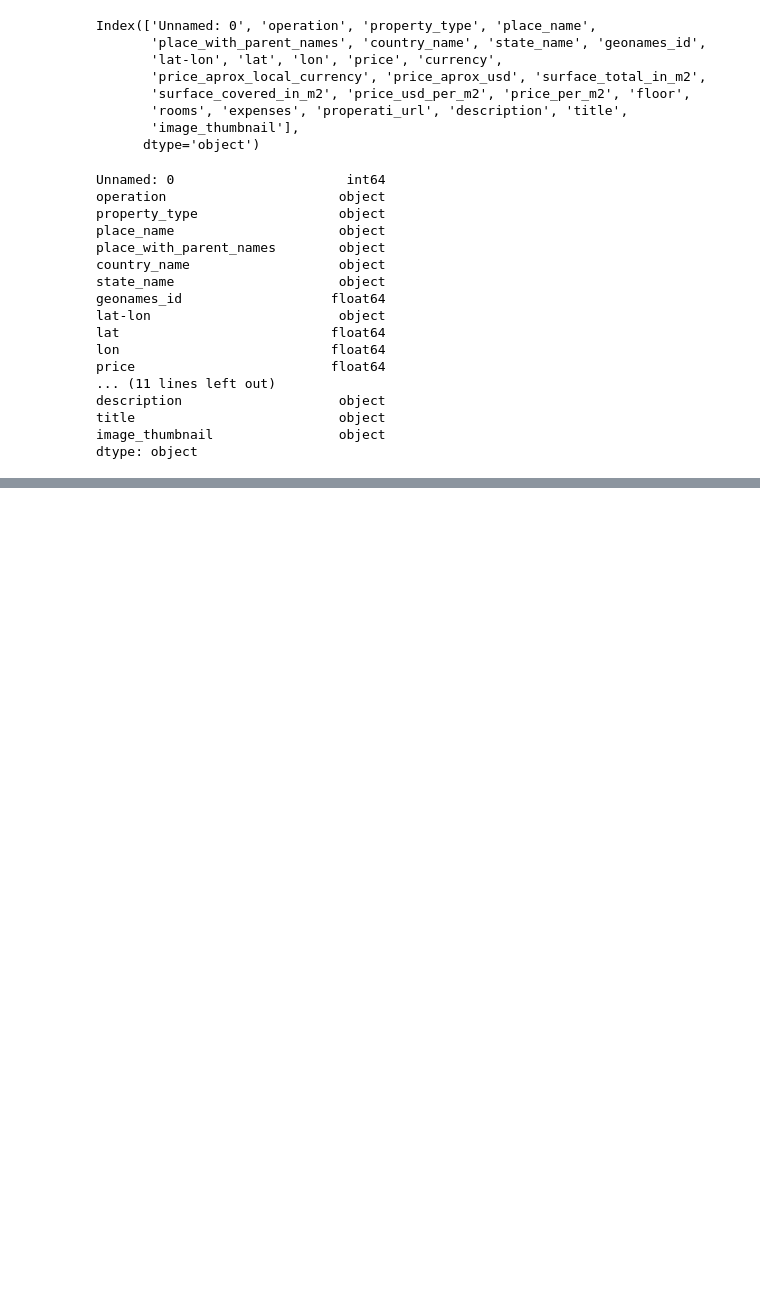
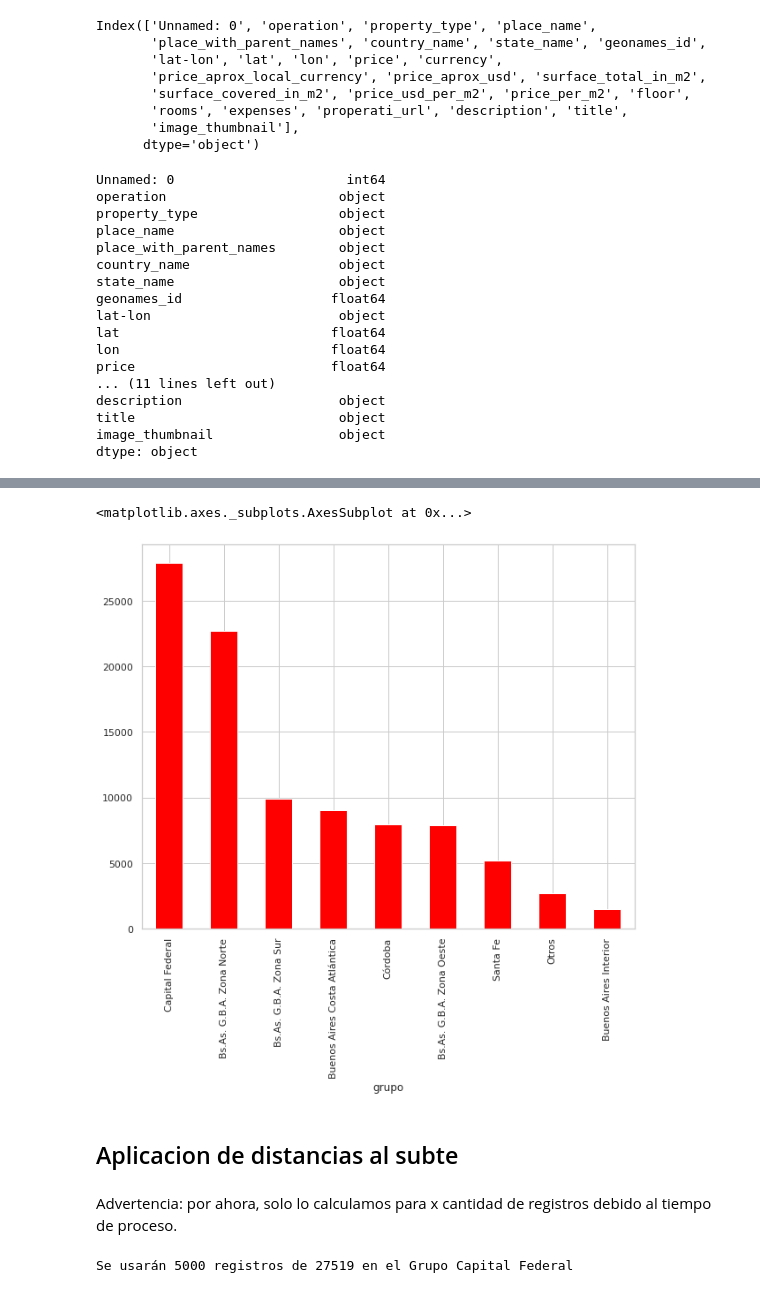
Before and after one commit to DH-DSBLEND-0420-grupo3/desafio-1, a Jupyter notebook: EDA.ipynb, the cells around one changed output, grey strips where cells are left out. Cells and saved outputs as stored; diff of their text form; code cells hidden in the pictures; blank space fills up the shorter version.

```diff
--- a/EDA.ipynb
+++ b/EDA.ipynb
@@ -531,0 +399,13 @@ sorted_data_cuted.boxplot(
+# %%
+# dollar value
+na_price_aprox_mask = data['price_aprox_usd'].isna() & data['price_aprox_local_currency'].isna()
+price_aprox  = data.loc[~na_price_aprox_mask, ['price_aprox_usd', 'price_aprox_local_currency']]
+
+na_price_aprox_gt0_mask = (price_aprox['price_aprox_usd'] > 0) & \
+    (price_aprox['price_aprox_local_currency'] > 0)
+price_aprox  = price_aprox[na_price_aprox_gt0_mask]
+
+dollar_serie = price_aprox['price_aprox_local_currency'] / price_aprox['price_aprox_usd']
+dollar = np.mean(dollar_serie)
+
+print("Valor del Dolar: {0}".format(dollar))
@@ -531,0 +471,8 @@ sorted_data_cuted.boxplot(
+# %%
+# Eliminamos columnas
+data.drop(['expenses', 'lat-lon', 'image_thumbnail',
+           'place_with_parent_names', 'properati_url',
+           'price', 'currency'], axis=1, inplace=True)
+
+# Distribución NA - Fase 1 con Faltantes
+freq_na(data)
@@ -531,0 +546,6 @@ sorted_data_cuted.boxplot(
+# %%
+# Clustering - Agregamos nueva columna 'estado' con la categoría Otros que agrupe a todos los chiquitos.
+counts = data.groupby('estado').size()
+groups = [name for name, value in counts.items() if value > 999]
+data['grupo'] = [value if value in groups else 'Otros' for value in data['estado']]
+data['grupo'] = data['grupo'].astype('category')
@@ -531,0 +951,4 @@ sorted_data_cuted.boxplot(
+# %%
+# Distribución de observaciones
+observaciones = data.groupby('grupo').size().sort_values(ascending=False)
+observaciones
@@ -531,0 +967,5 @@ sorted_data_cuted.boxplot(
+# %%
+observaciones.plot(kind='bar', color='red')
+# %% [output]
+<matplotlib.axes._subplots.AxesSubplot at 0x...>
+[figure, added]
@@ -531,0 +978,4 @@ sorted_data_cuted.boxplot(
+# %% [markdown]
+## Aplicacion de distancias al subte
+# %% [markdown]
+Advertencia: por ahora, solo lo calculamos para x cantidad de registros debido al tiempo de proceso.
@@ -531,0 +999,6 @@ sorted_data_cuted.boxplot(
+# %%
+mask = ((pd.notnull(data.lat)) & (pd.notnull(data.lng)) & (data.grupo == 'Capital Federal'))
+data2 = data[mask].head(5000)
+print("Se usarán 5000 registros de {0} en el Grupo Capital Federal".format(len(data[mask])))
+# %% [output]
+Se usarán 5000 registros de 27519 en el Grupo Capital Federal
```
Also changed, not shown: parts of 107 cells of this notebook, 1 other file.
